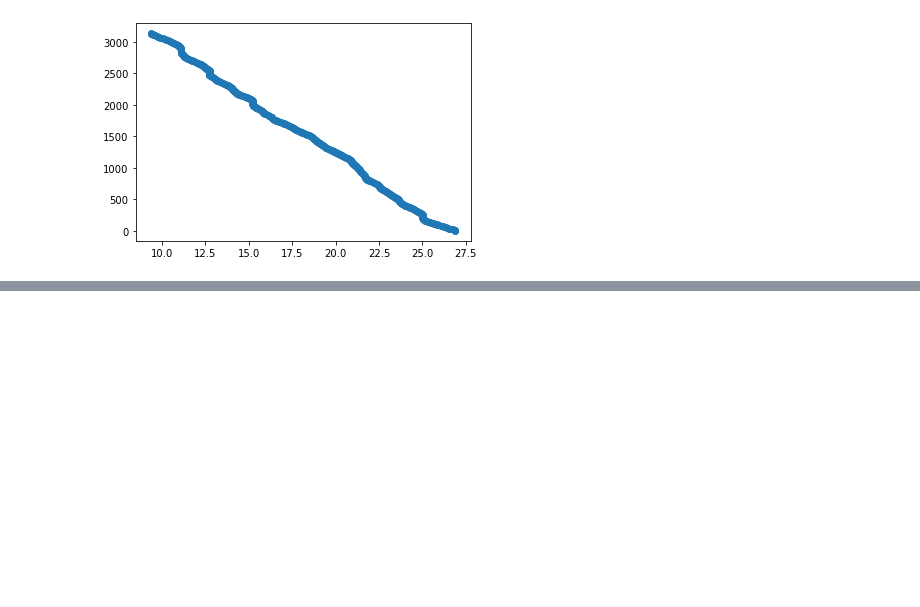
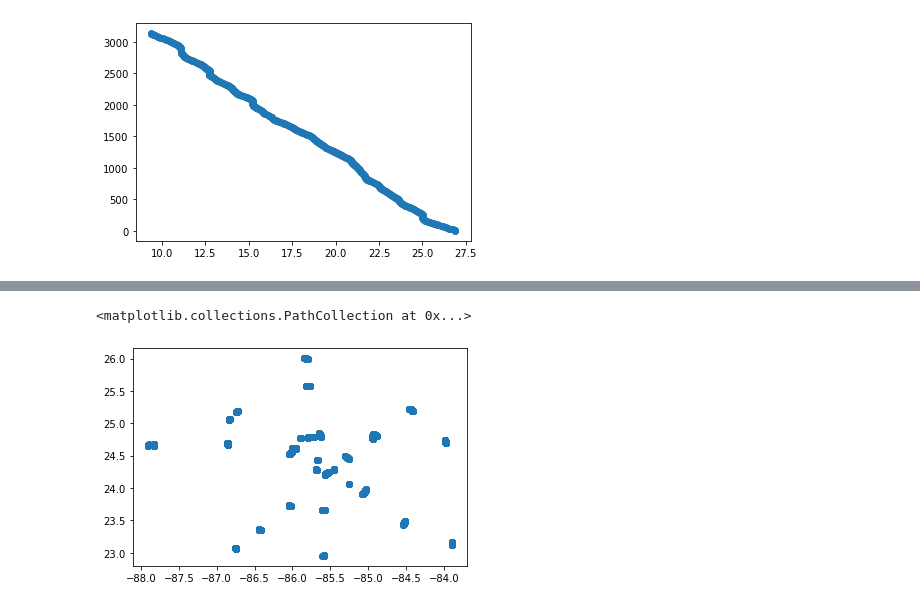
Before and after one commit to MPOcanes/MPO624_2022, a Jupyter notebook: Notebooks/HRD_dropsondes.ipynb, the cells around one changed output, grey strips where cells are left out. Cells and saved outputs as stored; diff of their text form; code cells hidden in the pictures; blank space fills up the shorter version.

```diff
--- a/Notebooks/HRD_dropsondes.ipynb
+++ b/Notebooks/HRD_dropsondes.ipynb
@@ -69,0 +72,25 @@ Should we open all the sondes as a [datafram of dataframes](https://stackoverflo
+# %%
+# Helper function
+def findall(p, s):
+    '''Yields all the positions of the pattern p in the string s.'''
+    i = s.find(p)
+    while i != -1:
+        yield i
+        i = s.find(p, i+1)
+# %%
+# Request the response to a directory URL 'https://seb.noaa.gov/pub/acdata/2021/AVAPS/20210828I1/ASPEN_DATA/'
+# and find all filenames ending in .frd
+
+import requests
+r = requests.get('https://seb.noaa.gov/pub/acdata/2021/AVAPS/20210828I1/ASPEN_DATA/')
+content = r.text
+
+FRDfiles = []
+for i in findall('.frd', content):
+    FRDfiles.append(content[i-18:i+4])
+
+# remove duplicates
+FRDfiles = list(set(FRDfiles))
+# Prepend full path
+FRDpaths = ['https://seb.noaa.gov/pub/acdata/2021/AVAPS/20210828I1/ASPEN_DATA/' +s for s in FRDfiles]
+#FRDpaths
@@ -69,0 +115,11 @@ Should we open all the sondes as a [datafram of dataframes](https://stackoverflo
+# %%
+# List of dataframes
+drops = []
+
+for ifile in FRDpaths:
+    df = pd.read_csv(ifile, skiprows=21, delim_whitespace=True, names=cnames)
+    df.mask((df <= -900), inplace=True)
+    drops.append(df)
+# %%
+alldrops = pd.concat(drops)
+alldrops.mask((df <= -900), inplace=True)
@@ -69,0 +142,6 @@ Should we open all the sondes as a [datafram of dataframes](https://stackoverflo
+# %%
+# all the locations
+plt.scatter(alldrops.LON, alldrops.LAT)
+# %% [output]
+<matplotlib.collections.PathCollection at 0x...>
+[figure, added]
```
Also changed, not shown: parts of 5 cells of this notebook.
